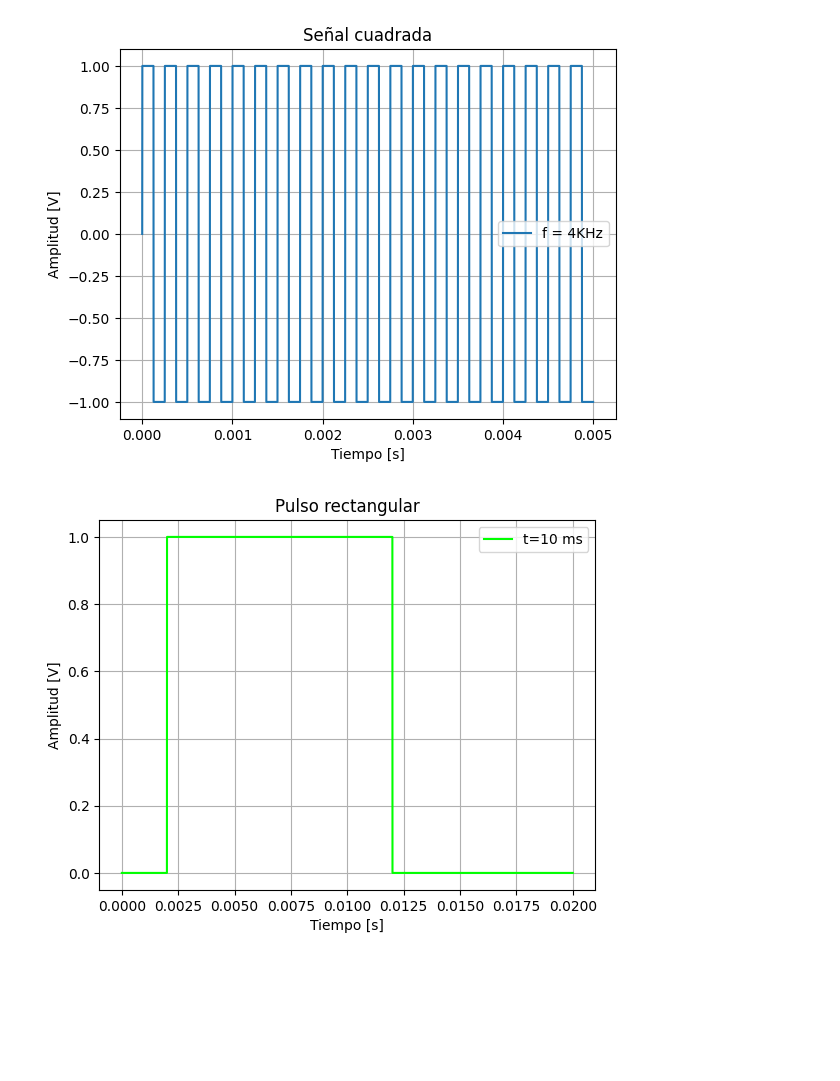
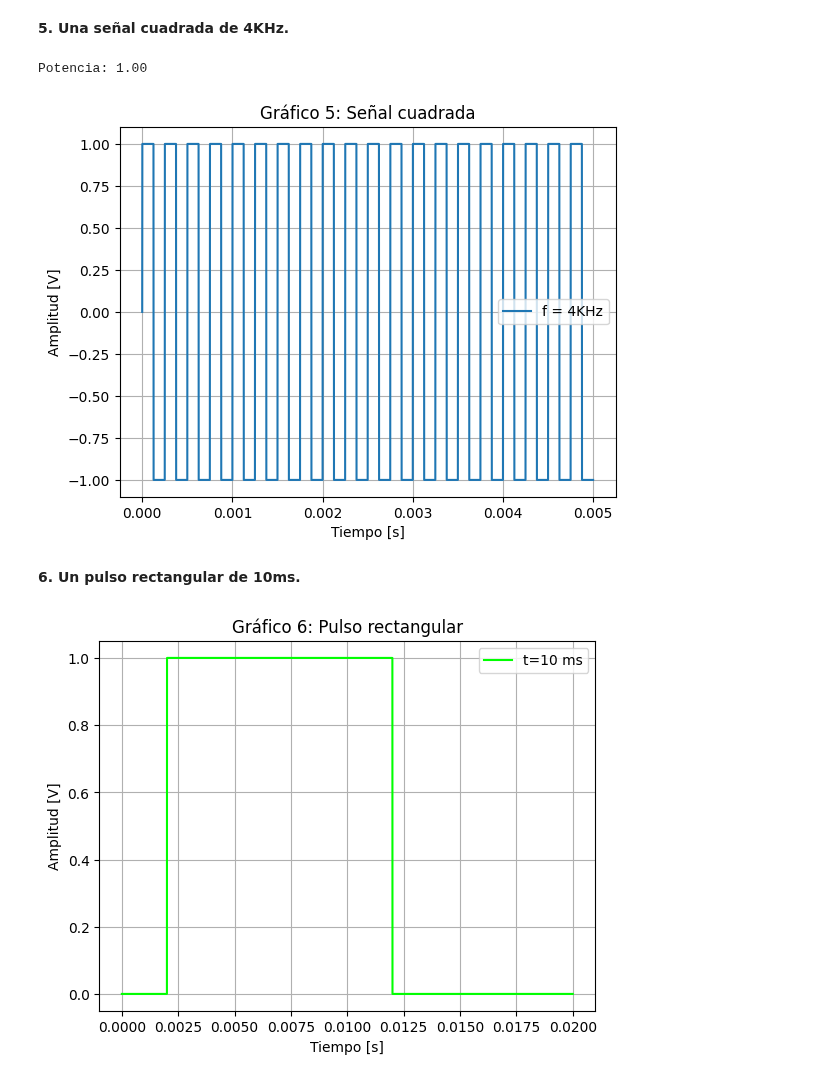
Before and after one commit to SerenaSagg/APS, a Jupyter notebook: TS1.ipynb, the cells around one changed output. Drawn from its saved outputs; the diff is of its cells as text; code cells hidden in the pictures; blank space fills up the shorter version.

```diff
--- a/TS1.ipynb
+++ b/TS1.ipynb
@@ -140,34 +192,41 @@ plt.show()
+# %% [markdown]
+**5. Una señal cuadrada de 4KHz.**
 # %%
 # 5) Señal cuadrada
 fs5 = 2000001
 N5 = 10000
 tt5,x5=cuadrada(A=1, f=4000, nn=N5, fs=fs5)
+P5=np.var(x5)
+print(f"Potencia: {P5:.2f}")
 
 # Gráfico 5
 plt.figure()
 plt.plot(tt5, x5, label="f = 4KHz")
-plt.title("Señal cuadrada")
+plt.title("Gráfico 5: Señal cuadrada")
 plt.xlabel("Tiempo [s]")
 plt.ylabel("Amplitud [V]")
 plt.legend()
 plt.grid()
 plt.show()
 # %% [output]
+Potencia: 1.00
-[figure, old version]
+[figure, new version]
+# %% [markdown]
+**6. Un pulso rectangular de 10ms.**
 # %%
 # 6) Pulso rectangular
 fs6 = 2000001
 N6 = 40000
 tt6, x6 = pulso_rect(A=1, t0=0.002, tf=0.012, nn=N6, fs=fs6)
 
 # Gráfico 6
 plt.figure()
 plt.plot(tt6, x6, label="t=10 ms", color="lime")
-plt.title("Pulso rectangular")
+plt.title("Gráfico 6: Pulso rectangular")
 plt.xlabel("Tiempo [s]")
 plt.ylabel("Amplitud [V]")
 plt.legend()
 plt.grid()
 plt.show()
 # %% [output]
-[figure, old version]
+[figure, new version]
```
Also changed, not shown: parts of 14 cells of this notebook, 2 other files.
